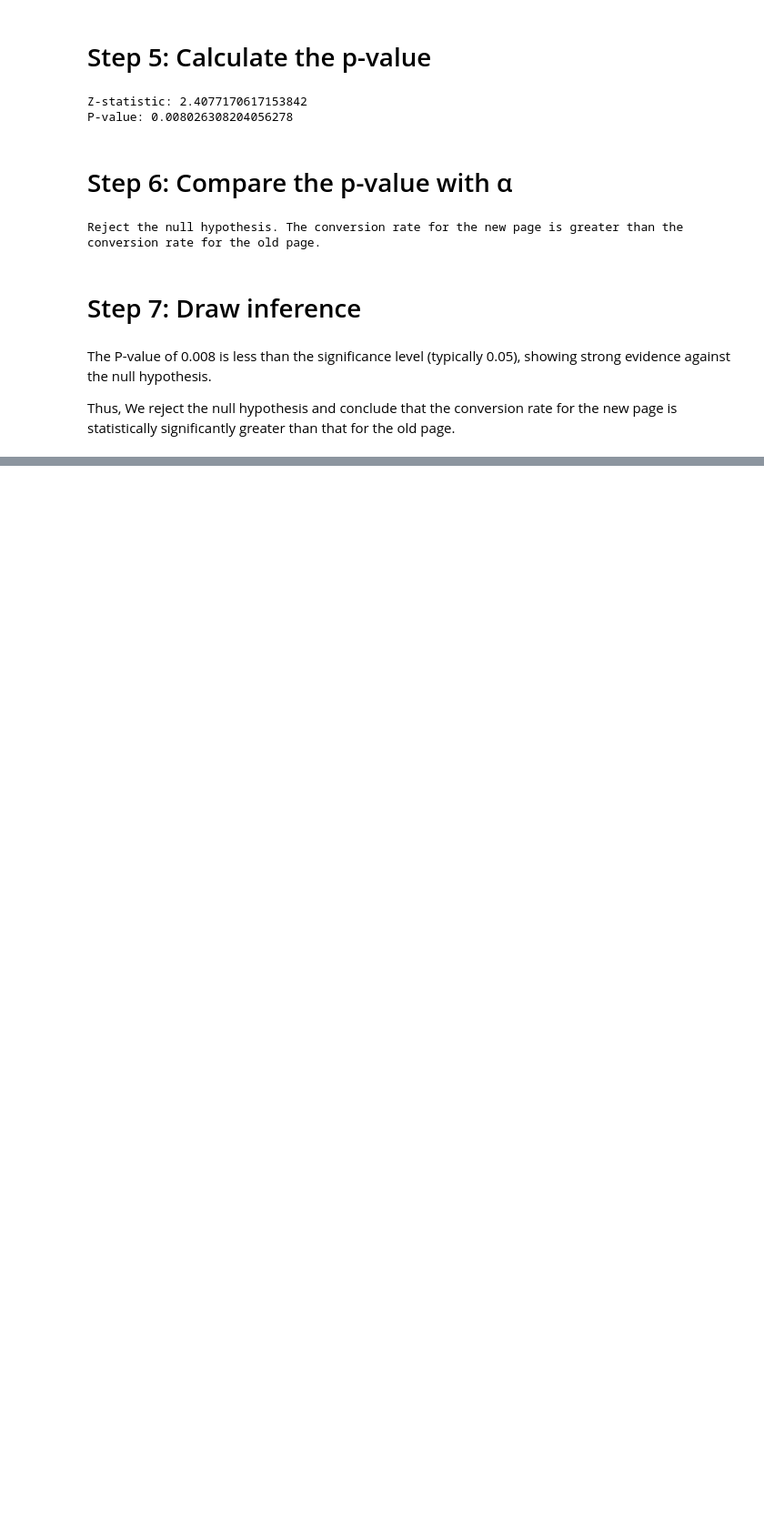
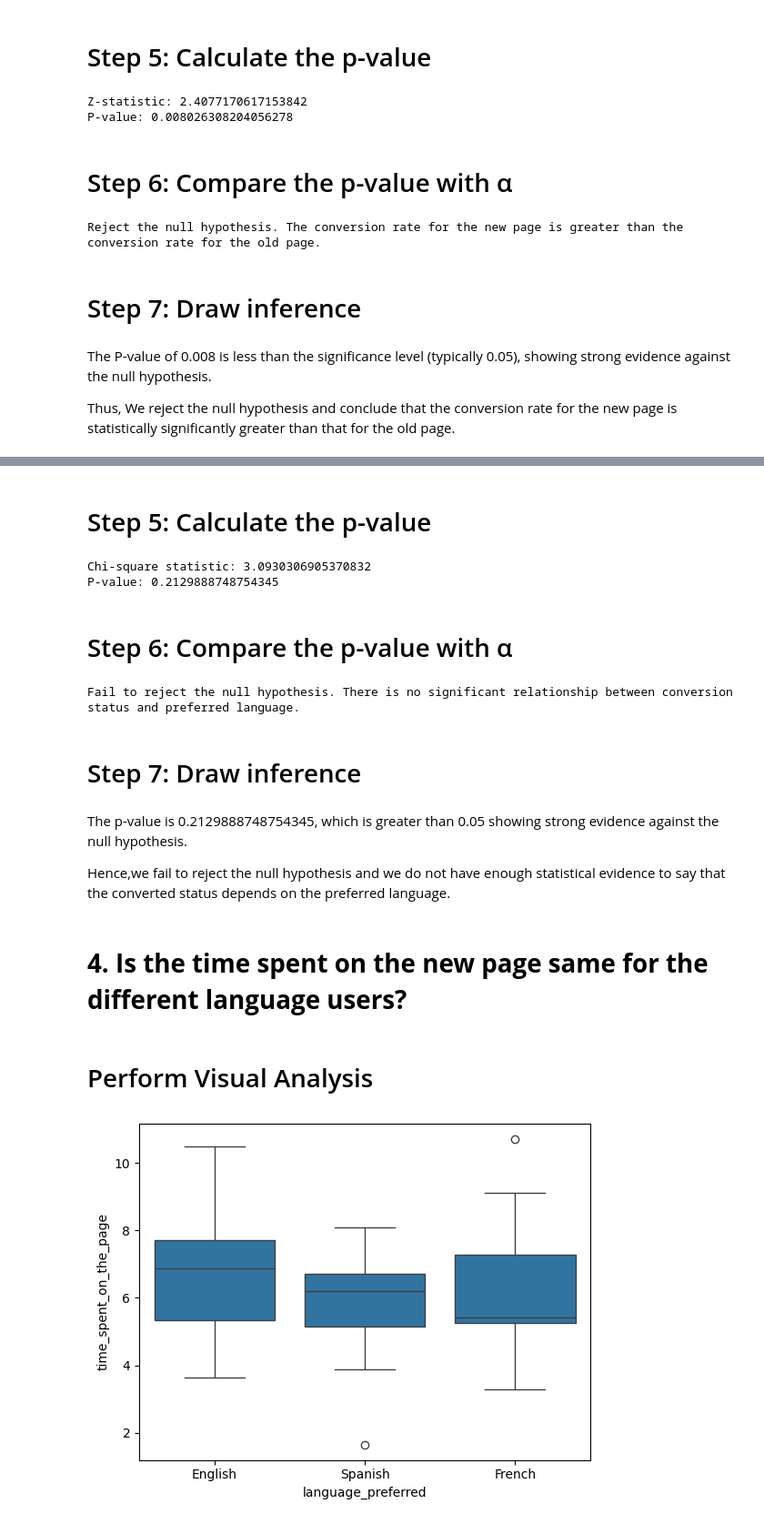
Before and after one commit to Mahal09/Python, a Jupyter notebook: Project_2_Enews.ipynb, the cells around one changed output, grey strips where cells are left out. Shown at 91% size. Cells and saved outputs as stored; diff of their text form; code cells hidden in the pictures; blank space fills up the shorter version.

```diff
--- a/Project_2_Enews.ipynb
+++ b/Project_2_Enews.ipynb
@@ -516,0 +585,37 @@ Thus, We reject the null hypothesis and conclude that the conversion rate for th
+# %% [markdown]
+# Step 5: Calculate the p-value
+# %%
+#Calculate the p-value
+chi2, p_value, _, _ = stats.chi2_contingency(contingency_table)
+
+print("Chi-square statistic:", chi2)
+print("P-value:", p_value)
+# %% [output]
+Chi-square statistic: 3.0930306905370832
+P-value: 0.2129888748754345
+# %% [markdown]
+# Step 6: Compare the p-value with α
+# %%
+#Compare the p-value with α
+if p_value < 0.05:
+    print("Reject the null hypothesis. There is a relationship between conversion status and preferred language.")
+else:
+    print("Fail to reject the null hypothesis. There is no significant relationship between conversion status and preferred language.")
+# %% [output]
+Fail to reject the null hypothesis. There is no significant relationship between conversion status and preferred language.
+# %% [markdown]
+# Step 7: Draw inference
+# %% [markdown]
+The p-value is 0.2129888748754345, which is greater than 0.05 showing strong evidence against the null hypothesis.
+
+Hence,we fail to reject the null hypothesis and we do not have enough statistical evidence to say that the converted status depends on the preferred language.
+# %% [markdown]
+# **4. Is the time spent on the new page same for the different language users?**
+# %% [markdown]
+# Perform Visual Analysis
+# %%
+# Perform Visual Analysis
+sns.boxplot(data=df[df['landing_page'] == 'new'], x='language_preferred', y='time_spent_on_the_page')
+plt.show()
+# %% [output]
+[figure, added]
```
Also changed, not shown: parts of 49 cells of this notebook.
